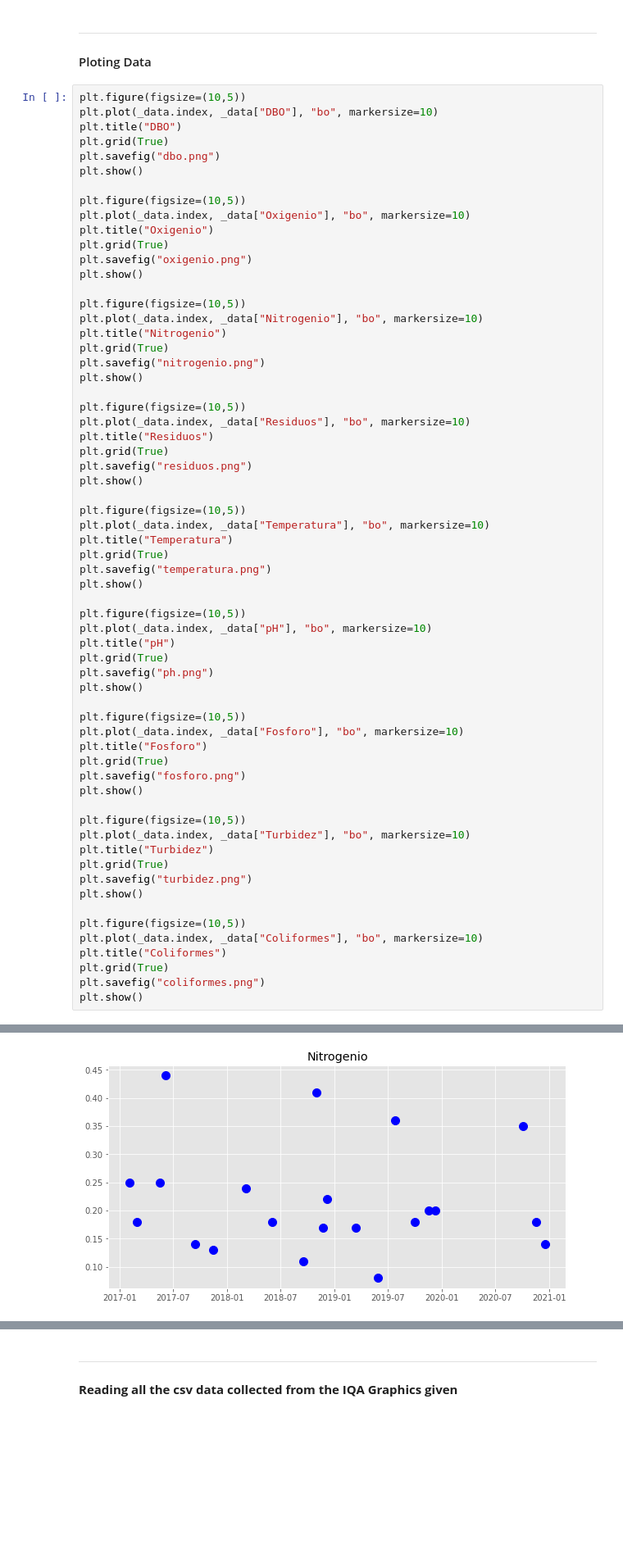
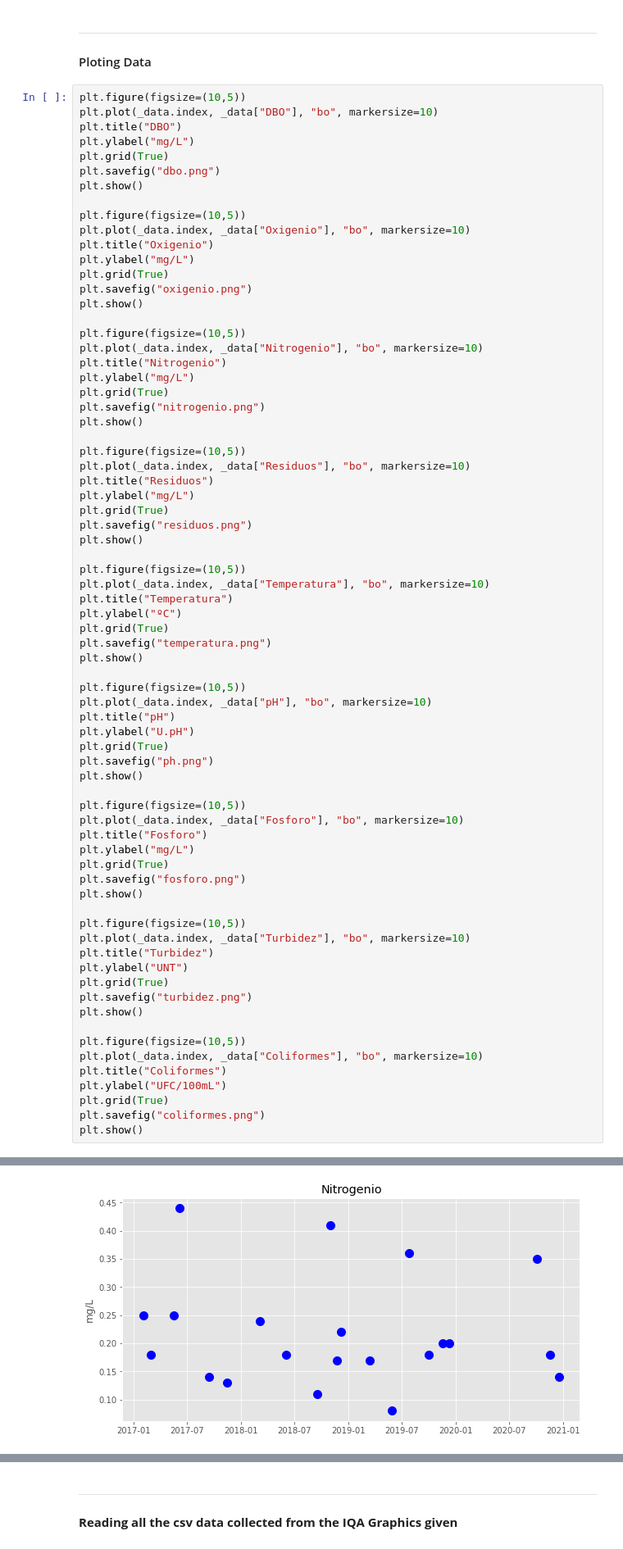
Before and after one commit to AntonioFuziy/p3_QTA, a Jupyter notebook: p3_Avecuia.ipynb, the cells around one changed output, grey strips where cells are left out. Shown at 82% size. Drawn from its saved outputs; the diff is of its cells as text; blank space fills up the shorter version.

```diff
--- a/p3_Avecuia.ipynb
+++ b/p3_Avecuia.ipynb
@@ -89,6 +90,7 @@ ___
 plt.figure(figsize=(10,5))
 plt.plot(_data.index, _data["DBO"], "bo", markersize=10)
 plt.title("DBO")
+plt.ylabel("mg/L")
 plt.grid(True)
 plt.savefig("dbo.png")
 plt.show()
@@ -96,6 +98,7 @@ plt.show()
 plt.figure(figsize=(10,5))
 plt.plot(_data.index, _data["Oxigenio"], "bo", markersize=10)
 plt.title("Oxigenio")
+plt.ylabel("mg/L")
 plt.grid(True)
 plt.savefig("oxigenio.png")
 plt.show()
@@ -103,6 +106,7 @@ plt.show()
 plt.figure(figsize=(10,5))
 plt.plot(_data.index, _data["Nitrogenio"], "bo", markersize=10)
 plt.title("Nitrogenio")
+plt.ylabel("mg/L")
 plt.grid(True)
 plt.savefig("nitrogenio.png")
 plt.show()
@@ -110,6 +114,7 @@ plt.show()
 plt.figure(figsize=(10,5))
 plt.plot(_data.index, _data["Residuos"], "bo", markersize=10)
 plt.title("Residuos")
+plt.ylabel("mg/L")
 plt.grid(True)
 plt.savefig("residuos.png")
 plt.show()
@@ -117,6 +122,7 @@ plt.show()
 plt.figure(figsize=(10,5))
 plt.plot(_data.index, _data["Temperatura"], "bo", markersize=10)
 plt.title("Temperatura")
+plt.ylabel("ºC")
 plt.grid(True)
 plt.savefig("temperatura.png")
 plt.show()
@@ -124,6 +130,7 @@ plt.show()
 plt.figure(figsize=(10,5))
 plt.plot(_data.index, _data["pH"], "bo", markersize=10)
 plt.title("pH")
+plt.ylabel("U.pH")
 plt.grid(True)
 plt.savefig("ph.png")
 plt.show()
@@ -131,6 +138,7 @@ plt.show()
 plt.figure(figsize=(10,5))
 plt.plot(_data.index, _data["Fosforo"], "bo", markersize=10)
 plt.title("Fosforo")
+plt.ylabel("mg/L")
 plt.grid(True)
 plt.savefig("fosforo.png")
 plt.show()
@@ -138,6 +146,7 @@ plt.show()
 plt.figure(figsize=(10,5))
 plt.plot(_data.index, _data["Turbidez"], "bo", markersize=10)
 plt.title("Turbidez")
+plt.ylabel("UNT")
 plt.grid(True)
 plt.savefig("turbidez.png")
 plt.show()
@@ -145,6 +154,7 @@ plt.show()
 plt.figure(figsize=(10,5))
 plt.plot(_data.index, _data["Coliformes"], "bo", markersize=10)
 plt.title("Coliformes")
+plt.ylabel("UFC/100mL")
 plt.grid(True)
 plt.savefig("coliformes.png")
 plt.show()
@@ -154 +164 @@ plt.show()
-[figure, old version]
+[figure, new version]
```
Also changed, not shown: parts of 4 cells of this notebook, 12 other files.
